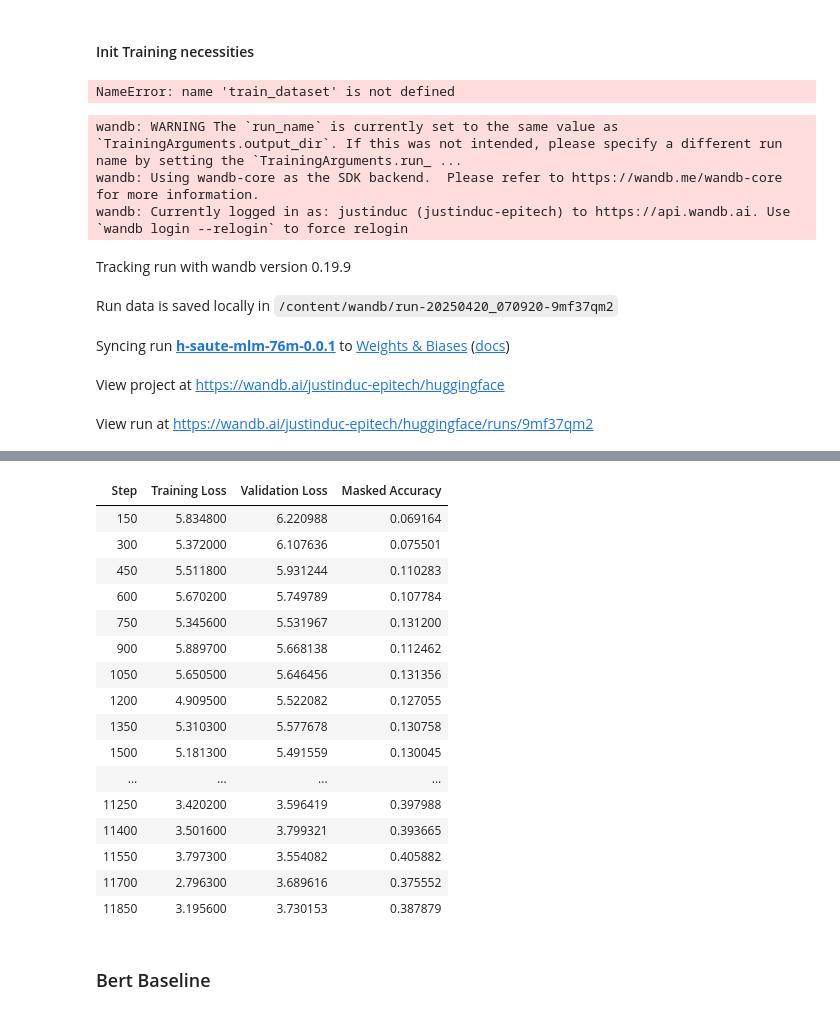
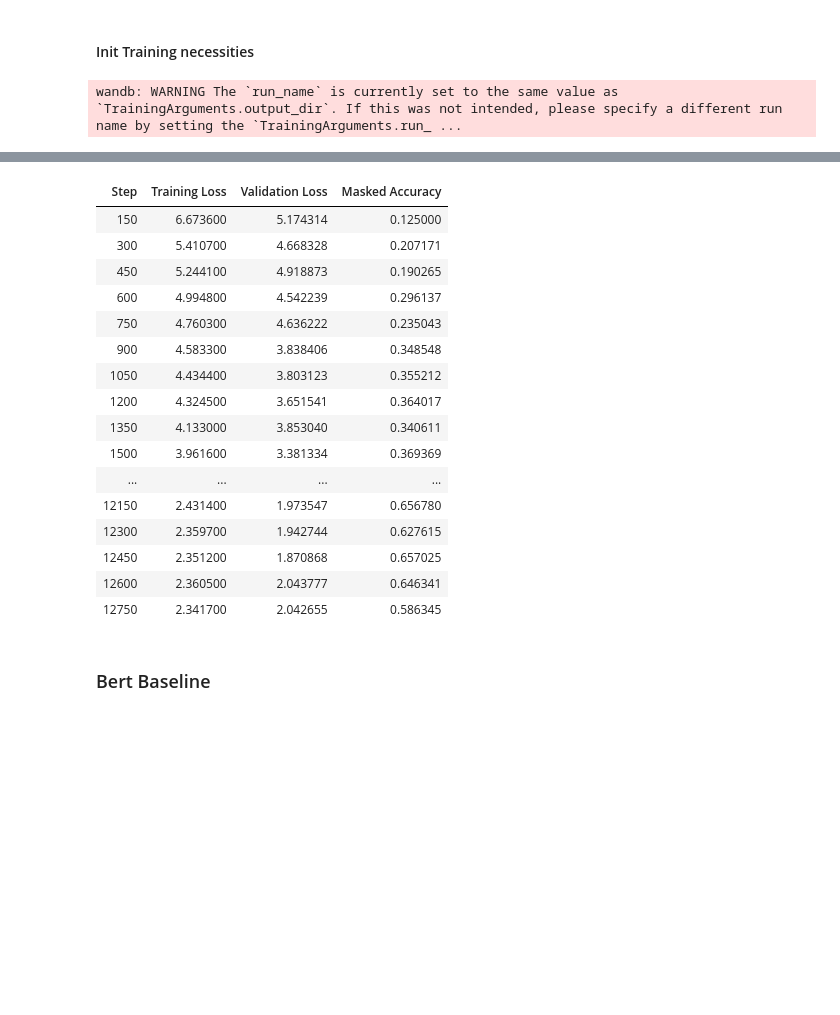
Before and after one commit to Just1truc/share-qa, a Jupyter notebook: train.ipynb, the cells around one changed output, grey strips where cells are left out. Cells and saved outputs as stored; diff of their text form; code cells hidden in the pictures; blank space fills up the shorter version.

Commit message:
[UPDATE]: train jupiter notebook

```diff
--- a/train.ipynb
+++ b/train.ipynb
@@ -94,7 +113,7 @@ eval_dataset = SAUTEDataset(split="test", dialog_format="edu")
 from torch.utils.data import Subset
 import random
 
-subset_size = 25
+subset_size = 10
 indices = random.sample(range(len(eval_dataset)), subset_size)
 test_dataset = Subset(eval_dataset, indices)
 # %% [markdown]
@@ -102,6 +121,7 @@ test_dataset = Subset(eval_dataset, indices)
 # %%
 model_config = SAUTEConfig(
     num_attention_heads = 12,
-    num_hidden_layers   = 2
+    num_hidden_layers   = 6,
+    num_token_layers=3,
 )
 model = UtteranceEmbedings(model_config).to("cuda:0")
@@ -108,4 +170,5 @@ model = UtteranceEmbedings(model_config).to("cuda:0")
 # %% [markdown]
 #### Training
 # %%
-fixed_batch = train_dataset[0]
+fixed_batch = batched_saute_collator([train_dataset[0]])
+print(fixed_batch["input_ids"].shape)
@@ -168,32 +233,34 @@ Estimated Total Size (MB): 607.01
 # %% [markdown]
 #### Init Training necessities
 # %%
-fixed_batch = train_dataset[1]
-tokenizer = BertTokenizerFast.from_pretrained("bert-base-uncased")
-
+# fixed_batch = train_dataset[1]
+wrapped_model = None
 # Initialize the callback
 wandb_logger_callback = WandbPredictionLoggerCallback(
     fixed_batch=fixed_batch,
     tokenizer=tokenizer,
     log_every_steps=50
 )
-# %% [output]
-NameError: name 'train_dataset' is not defined
 # %%
+from transformers import DataCollatorWithPadding
+from torch.nn.utils.rnn import pad_sequence
+import torch
+
+torch.autograd.set_detect_anomaly(True)
+
 tokenizer_name = "bert-base-uncased"
 training_args = TrainingArguments(
-    output_dir="h-saute-mlm-76m-0.0.1",
+    output_dir="h-saute-mlm-76m-0.0.2",
     eval_strategy="steps",
     eval_steps=150,
-    per_device_train_batch_size=1,
-    per_device_eval_batch_size=1,
-    num_train_epochs=3,
+    per_device_train_batch_size=5,
+    per_device_eval_batch_size=5,
+    num_train_epochs=1,
     weight_decay=0.01,
     save_strategy="epoch",
     logging_dir="./logs",
     logging_steps=150,
-    fp16=True,
-    max_steps=1506100
+    fp16=True
     # deepspeed="deepspeed_config.json",  # optional
 )
 
@@ -202,7 +269,8 @@ trainer = Trainer(
     args=training_args,
     train_dataset=train_dataset,
     tokenizer=None,
-    data_collator=lambda batch: batch[0],
+    # data_collator=lambda batch: batch,
+    data_collator = batched_saute_collator,
     callbacks=[wandb_logger_callback],
     eval_dataset=test_dataset,
     compute_metrics=compute_metrics
@@ -211,10 +279,3 @@ trainer = Trainer(
 trainer.train()
 # %% [output]
 wandb: WARNING The `run_name` is currently set to the same value as `TrainingArguments.output_dir`. If this was not intended, please specify a different run name by setting the `TrainingArguments.run_ ...
-wandb: Using wandb-core as the SDK backend.  Please refer to https://wandb.me/wandb-core for more information.
-wandb: Currently logged in as: justinduc (justinduc-epitech) to https://api.wandb.ai. Use `wandb login --relogin` to force relogin
-Tracking run with wandb version 0.19.9
-Run data is saved locally in /content/wandb/run-20250420_070920-9mf37qm2
-Syncing run h-saute-mlm-76m-0.0.1 to Weights & Biases (docs)
-View project at https://wandb.ai/justinduc-epitech/huggingface
-View run at https://wandb.ai/justinduc-epitech/huggingface/runs/9mf37qm2
@@ -222,20 +283,20 @@ View run at https://wandb.ai/justinduc-epitech/huggingface/runs/9mf37qm2
 | Step | Training Loss | Validation Loss | Masked Accuracy |
-| 150 | 5.834800 | 6.220988 | 0.069164 |
-| 300 | 5.372000 | 6.107636 | 0.075501 |
-| 450 | 5.511800 | 5.931244 | 0.110283 |
-| 600 | 5.670200 | 5.749789 | 0.107784 |
-| 750 | 5.345600 | 5.531967 | 0.131200 |
-| 900 | 5.889700 | 5.668138 | 0.112462 |
-| 1050 | 5.650500 | 5.646456 | 0.131356 |
-| 1200 | 4.909500 | 5.522082 | 0.127055 |
-| 1350 | 5.310300 | 5.577678 | 0.130758 |
-| 1500 | 5.181300 | 5.491559 | 0.130045 |
+| 150 | 6.673600 | 5.174314 | 0.125000 |
+| 300 | 5.410700 | 4.668328 | 0.207171 |
+| 450 | 5.244100 | 4.918873 | 0.190265 |
+| 600 | 4.994800 | 4.542239 | 0.296137 |
+| 750 | 4.760300 | 4.636222 | 0.235043 |
+| 900 | 4.583300 | 3.838406 | 0.348548 |
+| 1050 | 4.434400 | 3.803123 | 0.355212 |
+| 1200 | 4.324500 | 3.651541 | 0.364017 |
+| 1350 | 4.133000 | 3.853040 | 0.340611 |
+| 1500 | 3.961600 | 3.381334 | 0.369369 |
 | ... | ... | ... | ... |
-| 11250 | 3.420200 | 3.596419 | 0.397988 |
-| 11400 | 3.501600 | 3.799321 | 0.393665 |
-| 11550 | 3.797300 | 3.554082 | 0.405882 |
-| 11700 | 2.796300 | 3.689616 | 0.375552 |
-| 11850 | 3.195600 | 3.730153 | 0.387879 |
+| 12150 | 2.431400 | 1.973547 | 0.656780 |
+| 12300 | 2.359700 | 1.942744 | 0.627615 |
+| 12450 | 2.351200 | 1.870868 | 0.657025 |
+| 12600 | 2.360500 | 2.043777 | 0.646341 |
+| 12750 | 2.341700 | 2.042655 | 0.586345 |
 # %% [markdown]
 ### Bert Baseline
 # %% [markdown]
```
Also changed, not shown: parts of 12 cells of this notebook.
